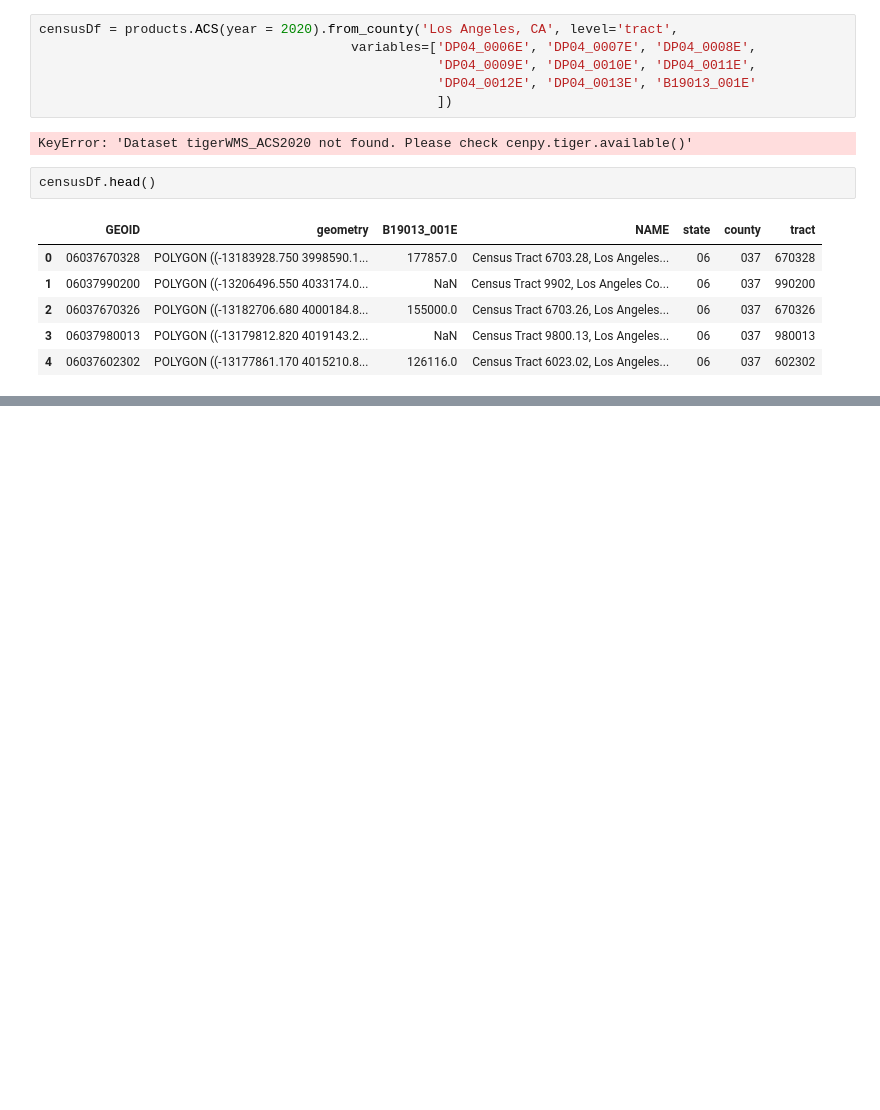
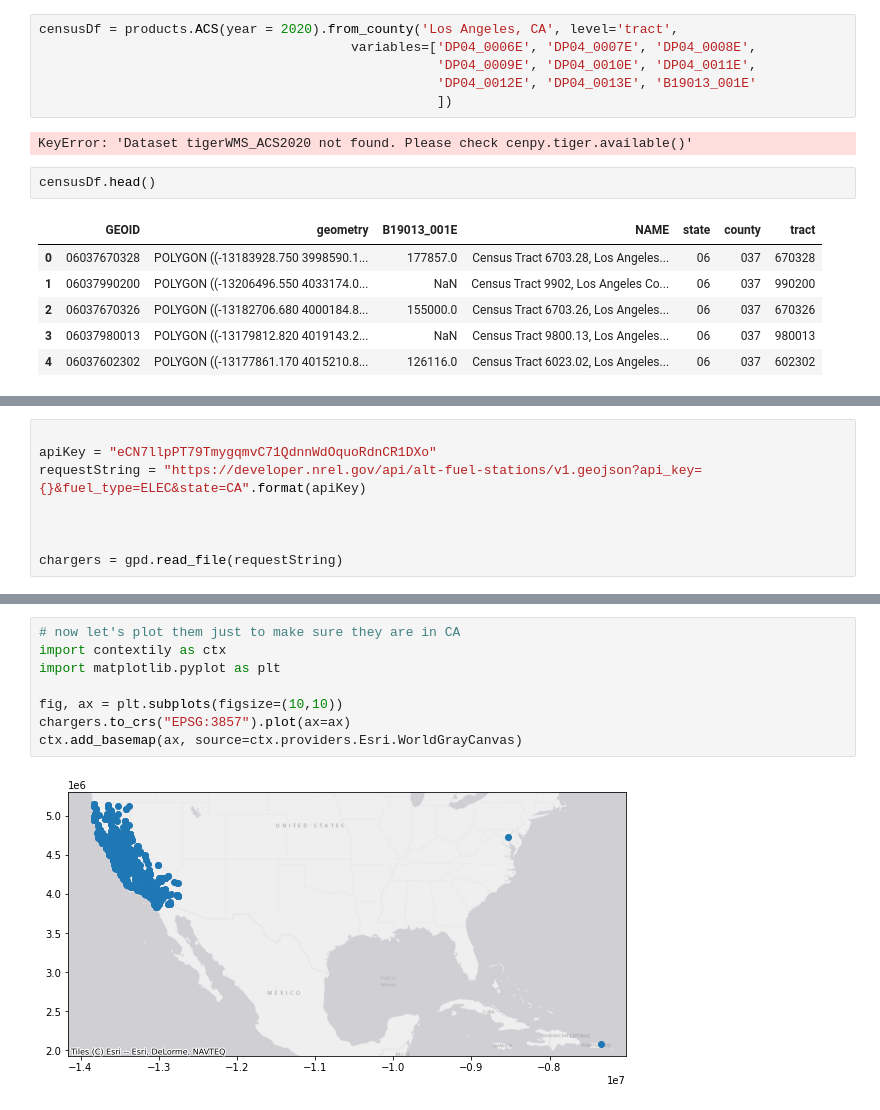
Before and after one commit to opheliasin/ev-charger-sales, a Jupyter notebook: EV.ipynb, the cells around one changed output, grey strips where cells are left out. Cells and saved outputs as stored; diff of their text form; blank space fills up the shorter version.

```diff
--- a/EV.ipynb
+++ b/EV.ipynb
@@ -47,0 +57,8 @@ censusDf.head()
+# %%
+
+apiKey = "eCN7llpPT79TmygqmvC71QdnnWdOquoRdnCR1DXo"
+requestString = "https://developer.nrel.gov/api/alt-fuel-stations/v1.geojson?api_key={}&fuel_type=ELEC&state=CA".format(apiKey)
+
+
+
+chargers = gpd.read_file(requestString)
@@ -47,0 +68,10 @@ censusDf.head()
+# %%
+# now let's plot them just to make sure they are in CA
+import contextily as ctx
+import matplotlib.pyplot as plt
+
+fig, ax = plt.subplots(figsize=(10,10))
+chargers.to_crs("EPSG:3857").plot(ax=ax)
+ctx.add_basemap(ax, source=ctx.providers.Esri.WorldGrayCanvas)
+# %% [output]
+[figure, added]
```
Also changed, not shown: parts of 4 cells of this notebook.
